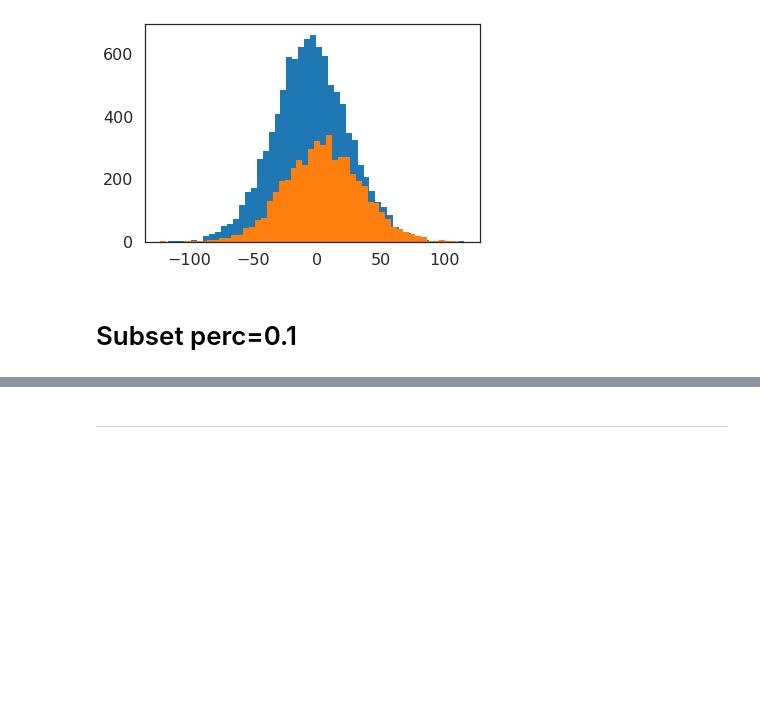
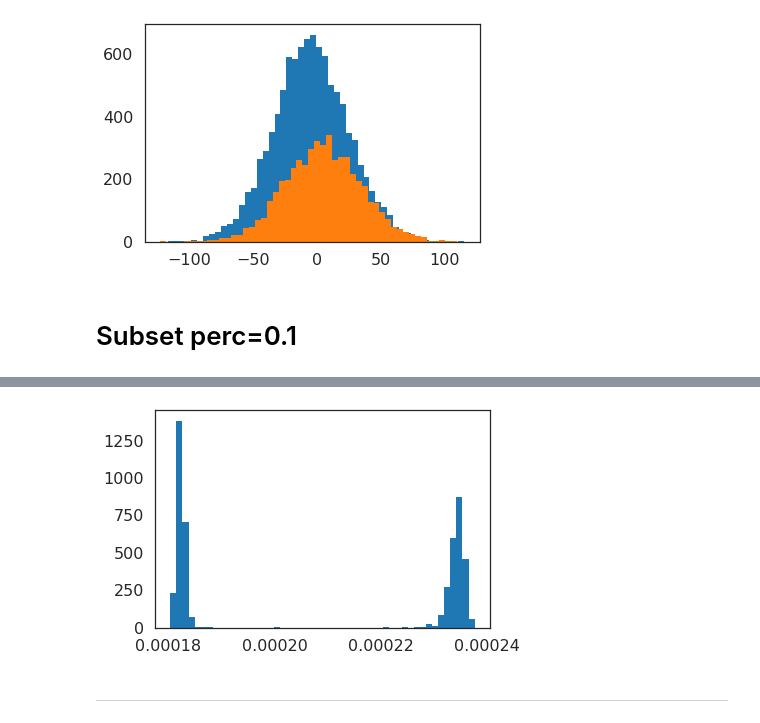
Before and after one commit to ermongroup/f-dre, a Jupyter notebook: notebooks/density ratios.ipynb, the cells around one changed output, grey strips where cells are left out. Drawn from its saved outputs; the diff is of its cells as text; code cells hidden in the pictures; blank space fills up the shorter version.

```diff
--- a/notebooks/density ratios.ipynb
+++ b/notebooks/density ratios.ipynb
@@ -137,3 +159,9 @@ print(np.min(new_ratios[y==1]**0.1), np.max(new_ratios[y==1]**0.1))
+# %%
+nr = (new_ratios**0.01)
+# %%
+_ = plt.hist(nr/nr.sum(), bins=50)
+# %% [output]
+[figure, added]
 # %% [markdown]
 ----
 # %% [markdown]
```
Also changed, not shown: parts of 12 cells of this notebook, 6 other files.
